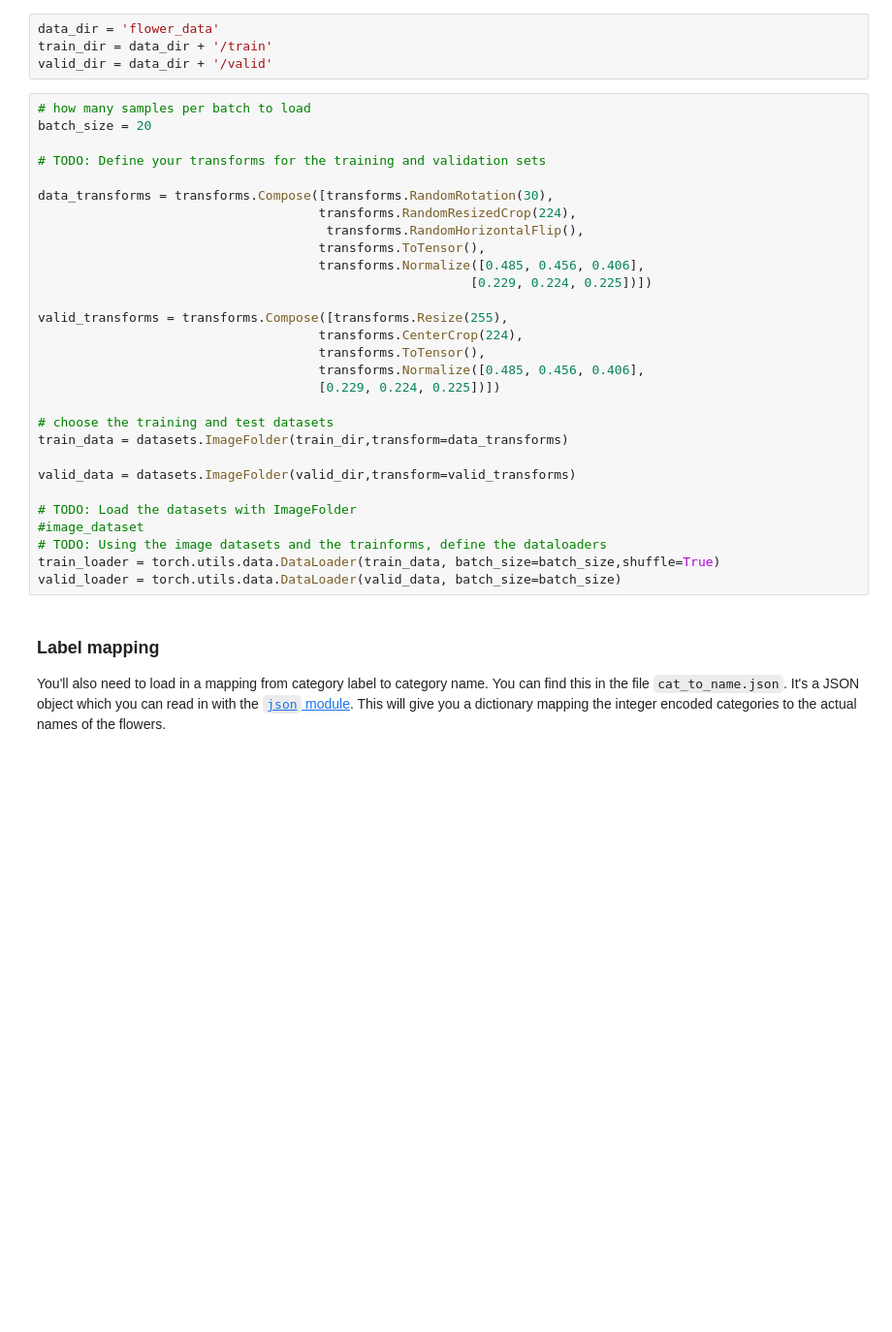
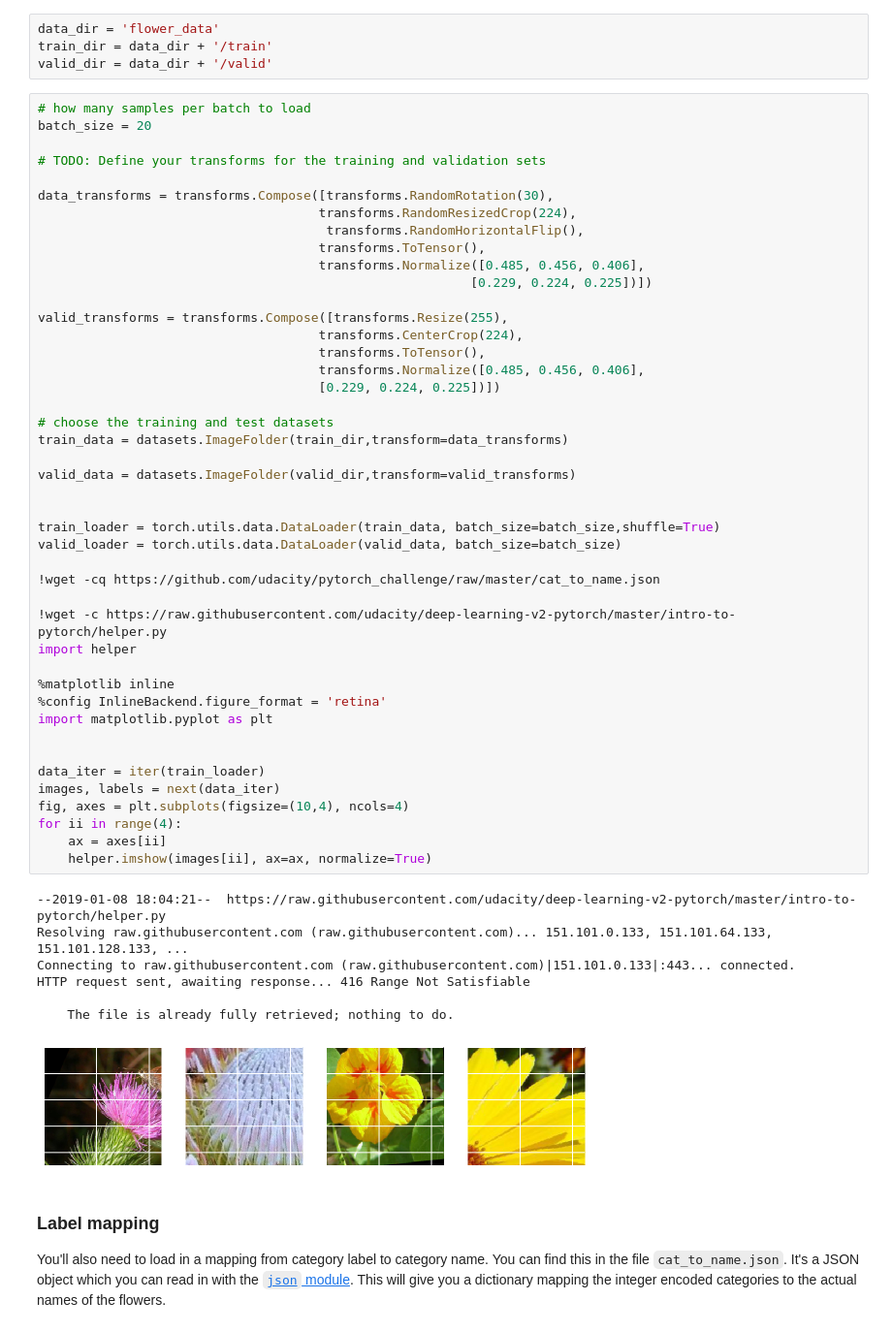
Before and after one commit to nbanati/facebook-pytorch-challenge, a Jupyter notebook: Image_Classifier_Project_Modified_v1.ipynb, the cells around one changed output. Shown at 97% size. Drawn from its saved outputs; the diff is of its cells as text; blank space fills up the shorter version.

```diff
--- a/Image_Classifier_Project_Modified_v1.ipynb
+++ b/Image_Classifier_Project_Modified_v1.ipynb
@@ -99,32 +99,55 @@ valid_dir = data_dir + '/valid'
 # %%
 # how many samples per batch to load
 batch_size = 20
 
 # TODO: Define your transforms for the training and validation sets
 
 data_transforms = transforms.Compose([transforms.RandomRotation(30),
                                      transforms.RandomResizedCrop(224),
                                       transforms.RandomHorizontalFlip(),
                                      transforms.ToTensor(),
                                      transforms.Normalize([0.485, 0.456, 0.406],
                                                          [0.229, 0.224, 0.225])])
 
 valid_transforms = transforms.Compose([transforms.Resize(255),
                                      transforms.CenterCrop(224),
                                      transforms.ToTensor(),
                                      transforms.Normalize([0.485, 0.456, 0.406],
                                      [0.229, 0.224, 0.225])])
 
 # choose the training and test datasets
 train_data = datasets.ImageFolder(train_dir,transform=data_transforms)
 
 valid_data = datasets.ImageFolder(valid_dir,transform=valid_transforms)
 
-# TODO: Load the datasets with ImageFolder
-#image_dataset
-# TODO: Using the image datasets and the trainforms, define the dataloaders
+
 train_loader = torch.utils.data.DataLoader(train_data, batch_size=batch_size,shuffle=True)
 valid_loader = torch.utils.data.DataLoader(valid_data, batch_size=batch_size)
+
+!wget -cq https://github.com/udacity/pytorch_challenge/raw/master/cat_to_name.json
+
+!wget -c https://raw.githubusercontent.com/udacity/deep-learning-v2-pytorch/master/intro-to-pytorch/helper.py
+import helper
+
+%matplotlib inline
+%config InlineBackend.figure_format = 'retina'
+import matplotlib.pyplot as plt
+
+
+data_iter = iter(train_loader)
+images, labels = next(data_iter)
+fig, axes = plt.subplots(figsize=(10,4), ncols=4)
+for ii in range(4):
+    ax = axes[ii]
+    helper.imshow(images[ii], ax=ax, normalize=True)
+# %% [output]
+--2019-01-08 18:04:21--  https://raw.githubusercontent.com/udacity/deep-learning-v2-pytorch/master/intro-to-pytorch/helper.py
+Resolving raw.githubusercontent.com (raw.githubusercontent.com)... 151.101.0.133, 151.101.64.133, 151.101.128.133, ...
+Connecting to raw.githubusercontent.com (raw.githubusercontent.com)|151.101.0.133|:443... connected.
+HTTP request sent, awaiting response... 416 Range Not Satisfiable
+
+    The file is already fully retrieved; nothing to do.
+[figure, added]
 # %% [markdown]
 ### Label mapping
 
```
Also changed, not shown: parts of 3 cells of this notebook.
